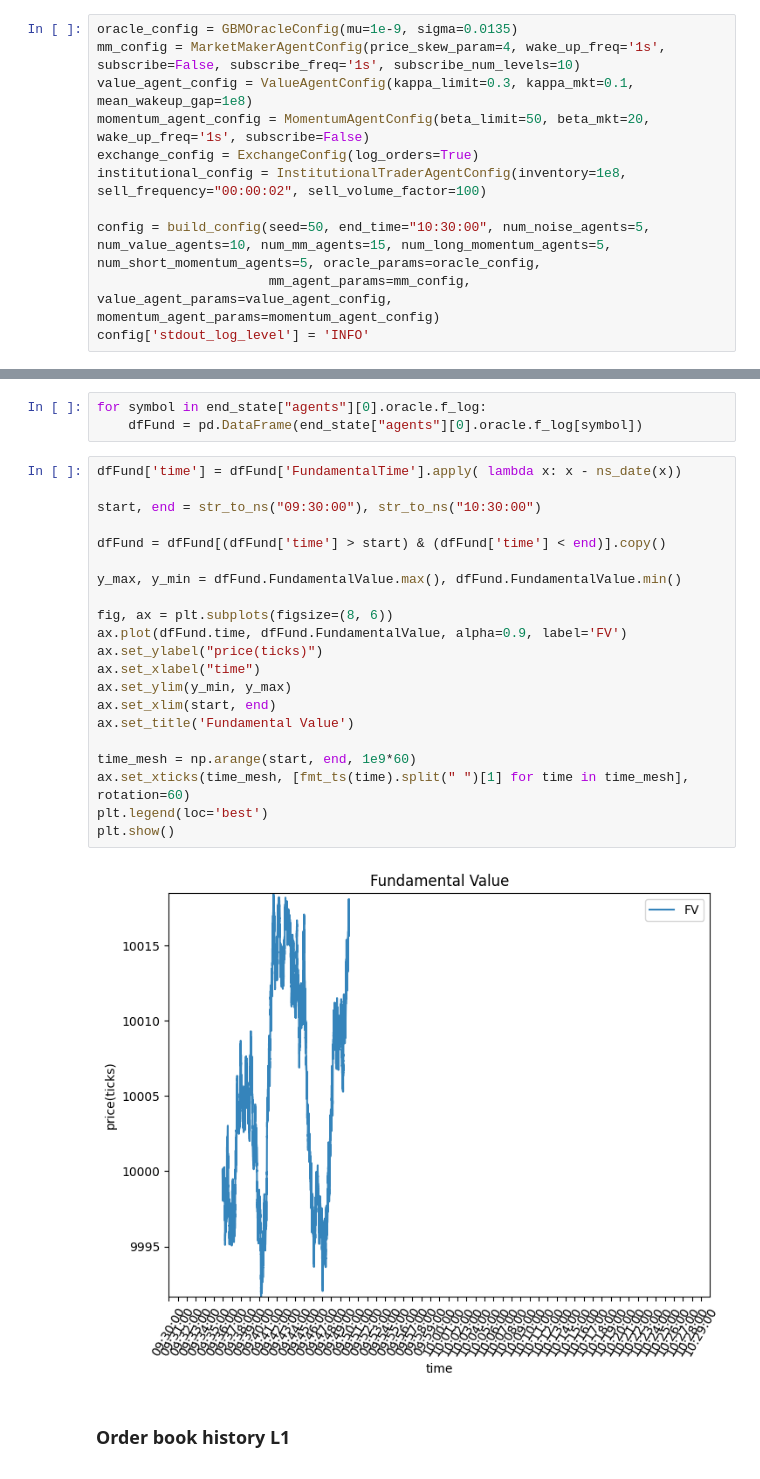
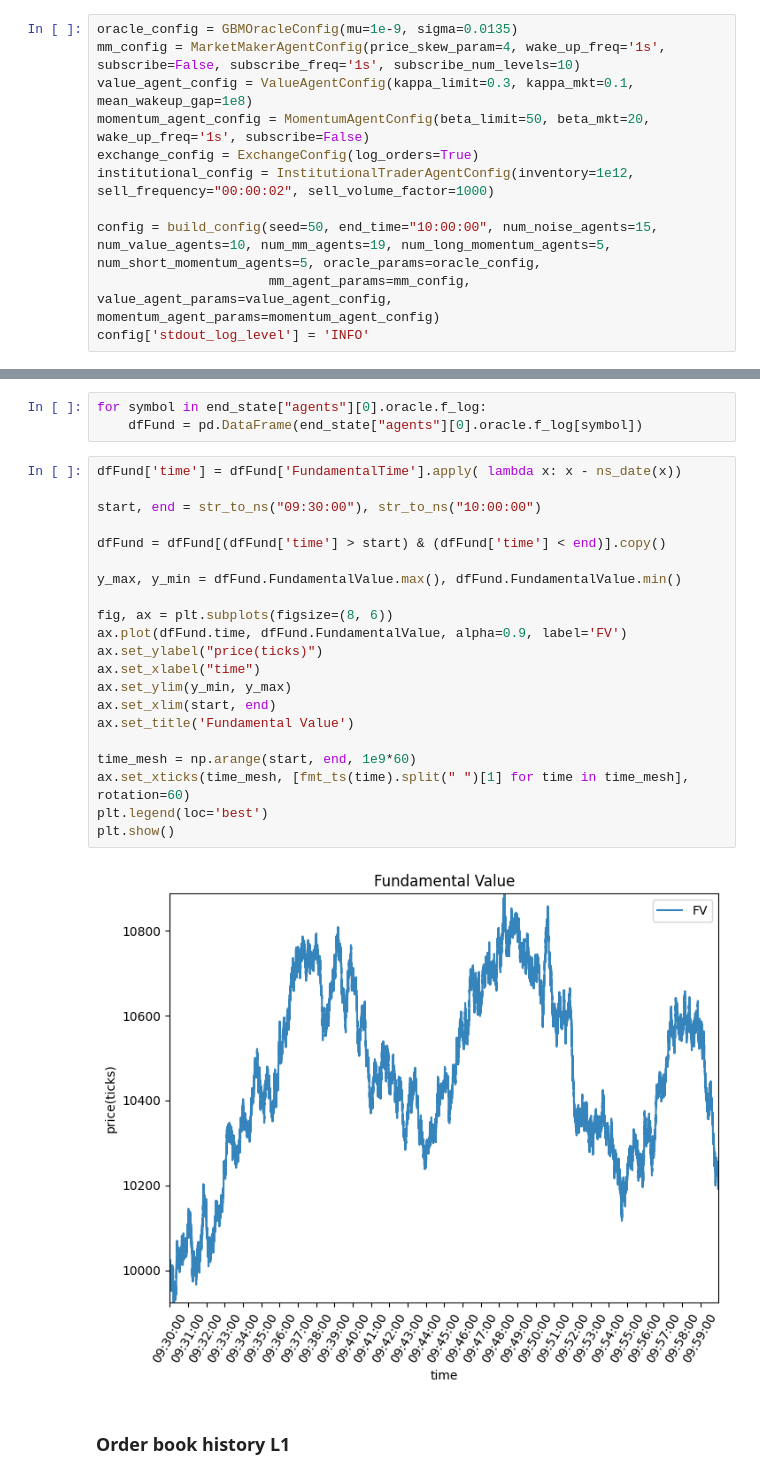
Before and after one commit to joelchu8/agent_based_learning_for_finance, a Jupyter notebook: notebooks/demo_circuit_breaker.ipynb, the cells around one changed output, grey strips where cells are left out. Drawn from its saved outputs; the diff is of its cells as text.

```diff
--- a/notebooks/demo_circuit_breaker.ipynb
+++ b/notebooks/demo_circuit_breaker.ipynb
@@ -30,9 +30,9 @@ mm_config = MarketMakerAgentConfig(price_skew_param=4, wake_up_freq='1s', subscr
 value_agent_config = ValueAgentConfig(kappa_limit=0.3, kappa_mkt=0.1, mean_wakeup_gap=1e8)
 momentum_agent_config = MomentumAgentConfig(beta_limit=50, beta_mkt=20, wake_up_freq='1s', subscribe=False)
 exchange_config = ExchangeConfig(log_orders=True)
-institutional_config = InstitutionalTraderAgentConfig(inventory=1e8, sell_frequency="00:00:02", sell_volume_factor=100)
+institutional_config = InstitutionalTraderAgentConfig(inventory=1e12, sell_frequency="00:00:02", sell_volume_factor=1000)
 
-config = build_config(seed=50, end_time="10:30:00", num_noise_agents=5, num_value_agents=10, num_mm_agents=15, num_long_momentum_agents=5, num_short_momentum_agents=5, oracle_params=oracle_config,
+config = build_config(seed=50, end_time="10:00:00", num_noise_agents=15, num_value_agents=10, num_mm_agents=19, num_long_momentum_agents=5, num_short_momentum_agents=5, oracle_params=oracle_config,
                       mm_agent_params=mm_config, value_agent_params=value_agent_config, momentum_agent_params=momentum_agent_config)
 config['stdout_log_level'] = 'INFO'
 # %% [output]
@@ -143,26 +127,26 @@ for symbol in end_state["agents"][0].oracle.f_log:
 # %%
 dfFund['time'] = dfFund['FundamentalTime'].apply( lambda x: x - ns_date(x))
 
-start, end = str_to_ns("09:30:00"), str_to_ns("10:30:00")
+start, end = str_to_ns("09:30:00"), str_to_ns("10:00:00")
 
 dfFund = dfFund[(dfFund['time'] > start) & (dfFund['time'] < end)].copy()
 
 y_max, y_min = dfFund.FundamentalValue.max(), dfFund.FundamentalValue.min()
 
 fig, ax = plt.subplots(figsize=(8, 6))
 ax.plot(dfFund.time, dfFund.FundamentalValue, alpha=0.9, label='FV')
 ax.set_ylabel("price(ticks)")
 ax.set_xlabel("time")
 ax.set_ylim(y_min, y_max)
 ax.set_xlim(start, end)
 ax.set_title('Fundamental Value')
 
 time_mesh = np.arange(start, end, 1e9*60)
 ax.set_xticks(time_mesh, [fmt_ts(time).split(" ")[1] for time in time_mesh], rotation=60)
 plt.legend(loc='best')
 plt.show()
 # %% [output]
-[figure, old version]
+[figure, new version]
 # %% [markdown]
 ### Order book history L1
 # %% [markdown]
```
Also changed, not shown: parts of 10 cells of this notebook, 9 other files.
